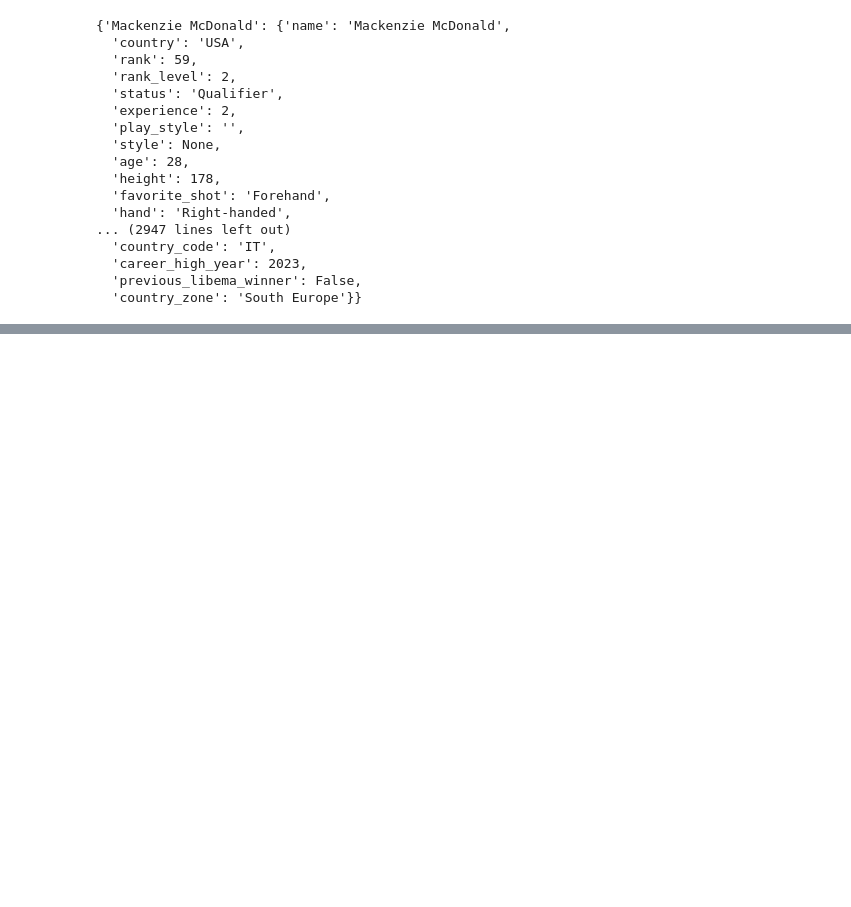
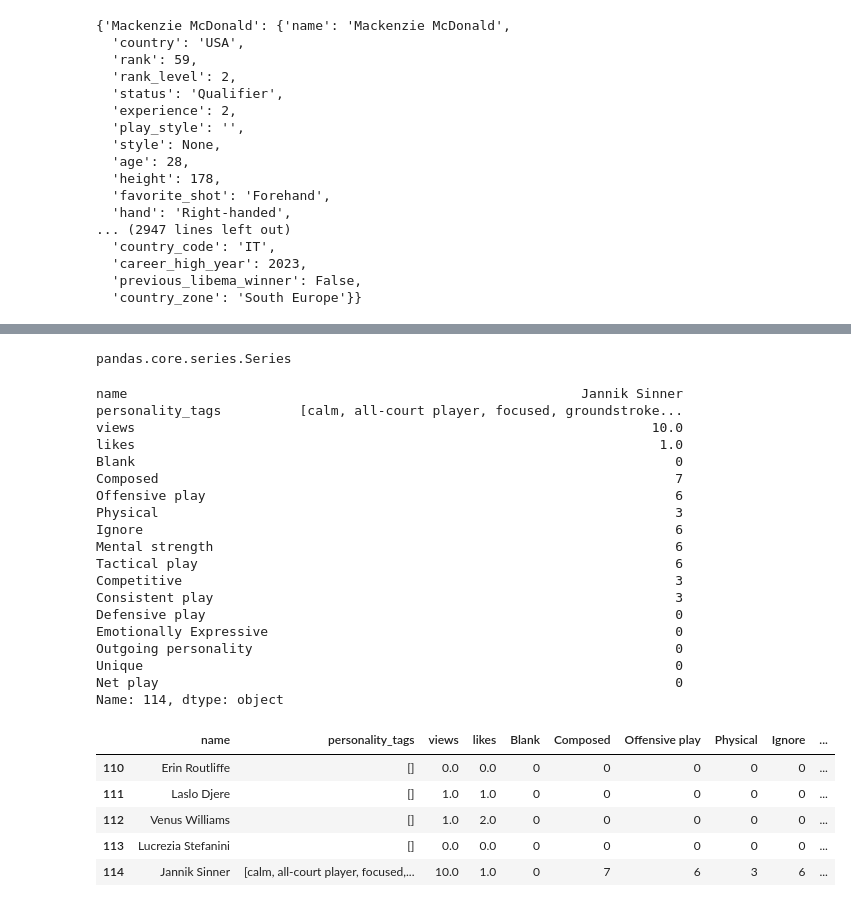
Before and after one commit to AsafKed/tennis-router, a Jupyter notebook: backend/analysis.ipynb, the cells around one changed output, grey strips where cells are left out. Drawn from its saved outputs; the diff is of its cells as text; code cells hidden in the pictures; blank space fills up the shorter version.

Commit message:
Personality tags regression analysis

```diff
--- a/backend/analysis.ipynb
+++ b/backend/analysis.ipynb
@@ -759,0 +934,9 @@ array([0, 2, 3, 1, 4])
+# %%
+# Check view_player counts
+from database_workers.Neo4j_Event_Worker import Event_Worker
+event_worker = Event_Worker()
+view_counts = event_worker.count_view_player()
+like_counts = event_worker.count_like_player()
+event_worker.close()
+print(len(view_counts))
+print(len(like_counts))
@@ -759,0 +972,57 @@ array([0, 2, 3, 1, 4])
+# %%
+df_players
+# Type of personality_tags column
+type(df_players['personality_tags'][:-1])
+# %% [output]
+pandas.core.series.Series
+# %%
+import pandas as pd
+
+# Load the excel file
+tag_categories = pd.read_excel("./data/Tag_Categories.xlsx")
+
+# Create a dictionary where the keys are the keywords and the values are the corresponding categories
+tag_dict = dict(zip(tag_categories.Keyword, tag_categories.Category))
+
+# Get the unique category names
+unique_categories = tag_categories.Category.unique()
+
+# Initialize new columns for each category in df_players
+for category in unique_categories:
+    df_players[category] = 0
+
+# Update the counts
+for index, row in df_players.iterrows():
+    for tag in row["personality_tags"]:
+        if tag in tag_dict:  # If the tag is in our dictionary
+            category = tag_dict[tag]  # Get the corresponding category
+            df_players.loc[index, category] += 1  # Increment the count for that category
+
+print(df_players.iloc[114])
+df_players.tail()
+# %% [output]
+name                                                          Jannik Sinner
+personality_tags          [calm, all-court player, focused, groundstroke...
+views                                                                  10.0
+likes                                                                   1.0
+Blank                                                                     0
+Composed                                                                  7
+Offensive play                                                            6
+Physical                                                                  3
+Ignore                                                                    6
+Mental strength                                                           6
+Tactical play                                                             6
+Competitive                                                               3
+Consistent play                                                           3
+Defensive play                                                            0
+Emotionally Expressive                                                    0
+Outgoing personality                                                      0
+Unique                                                                    0
+Net play                                                                  0
+Name: 114, dtype: object
+|  | name | personality_tags | views | likes | Blank | Composed | Offensive play | Physical | Ignore | ... |
+| 110 | Erin Routliffe | [] | 0.0 | 0.0 | 0 | 0 | 0 | 0 | 0 | ... |
+| 111 | Laslo Djere | [] | 1.0 | 1.0 | 0 | 0 | 0 | 0 | 0 | ... |
+| 112 | Venus Williams | [] | 1.0 | 2.0 | 0 | 0 | 0 | 0 | 0 | ... |
+| 113 | Lucrezia Stefanini | [] | 0.0 | 0.0 | 0 | 0 | 0 | 0 | 0 | ... |
+| 114 | Jannik Sinner | [calm, all-court player, focused,... | 10.0 | 1.0 | 0 | 7 | 6 | 3 | 6 | ... |
```
Also changed, not shown: parts of 26 cells of this notebook, 5 other files.
